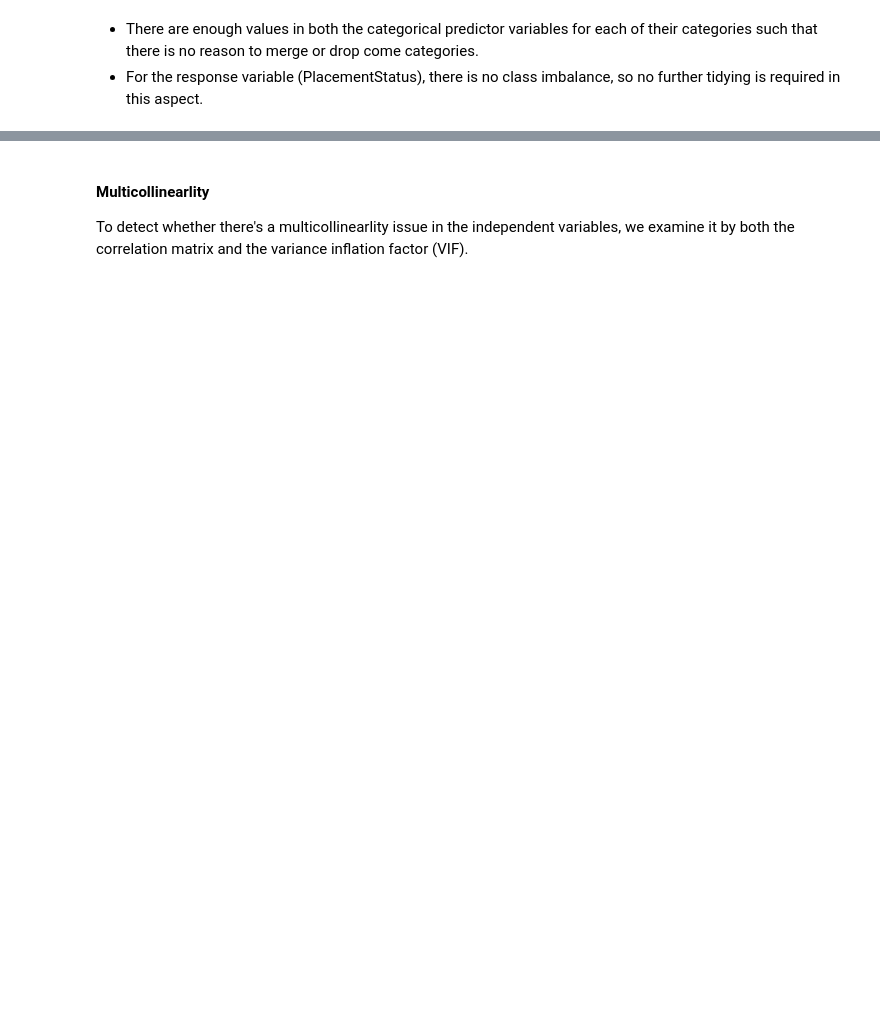
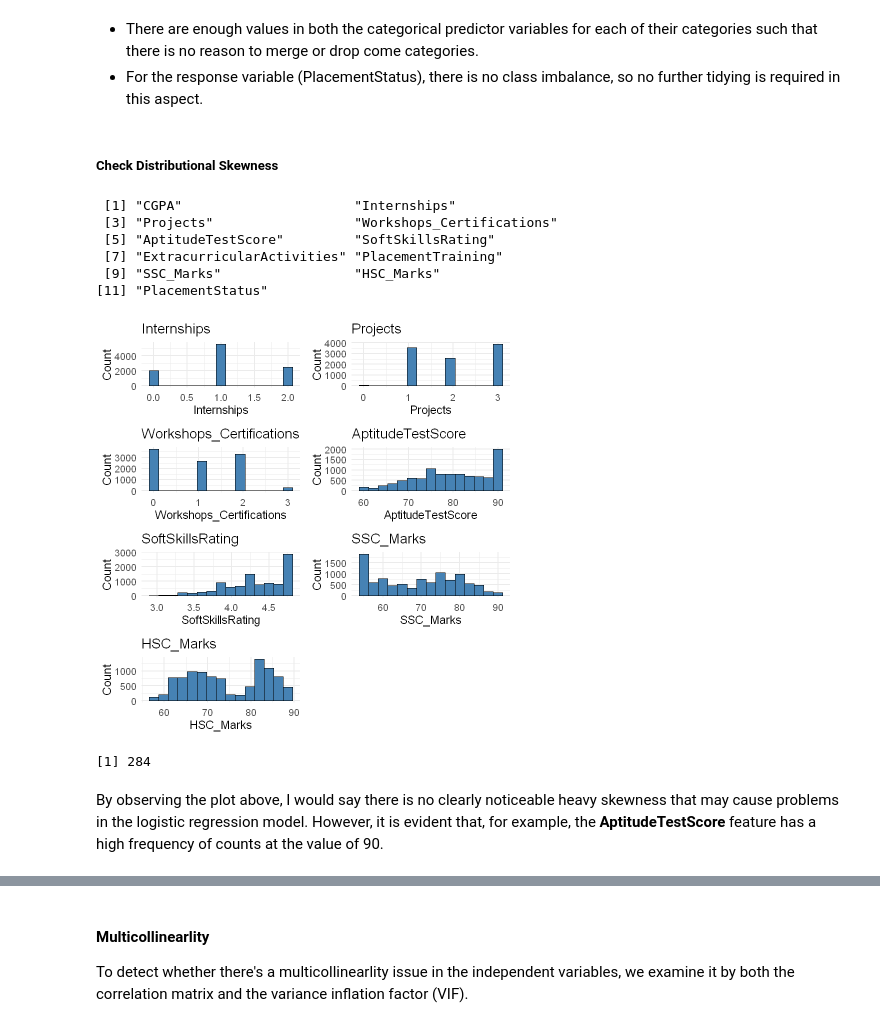
Before and after one commit to rainn72/Placement_predictor, a Jupyter notebook: Final_Archive/final_project.ipynb, the cells around one changed output, grey strips where cells are left out. Saved outputs shown, nothing was run; the diff lists cells and outputs as text; code cells hidden in the pictures; blank space fills up the shorter version.

```diff
--- a/Final_Archive/final_project.ipynb
+++ b/Final_Archive/final_project.ipynb
@@ -161,3 +201,52 @@ A tibble: 2 × 2
 # %% [markdown]
 - There are enough values in both the categorical predictor variables for each of their categories such that there is no reason to merge or drop come categories.
 - For the response variable (PlacementStatus), there is no class imbalance, so no further tidying is required in this aspect.
+# %% [markdown]
+##### **Check Distributional Skewness**
+# %%
+names(data)
+# %% [output]
+ [1] "CGPA"                      "Internships"
+ [3] "Projects"                  "Workshops_Certifications"
+ [5] "AptitudeTestScore"         "SoftSkillsRating"
+ [7] "ExtracurricularActivities" "PlacementTraining"
+ [9] "SSC_Marks"                 "HSC_Marks"
+[11] "PlacementStatus"
+# %%
+df_num <- c(
+  "Internships",
+  "Projects",
+  "Workshops_Certifications",
+  "AptitudeTestScore",
+  "SoftSkillsRating",
+  "SSC_Marks",
+  "HSC_Marks"
+)
+
+plots <- list()
+
+for (colname in df_num) {
+  p <- ggplot(data, aes_string(x = colname)) +
+    geom_histogram(fill = "steelblue", color = "black", bins = 15) +  # No extra parentheses here
+    labs(
+      title = paste( colname),
+      x = colname,
+      y = "Count"
+    ) +
+    theme_minimal(base_size = 14)
+  plots[[colname]] <- p
+}
+
+# Arrange all plots in a grid (2 columns, for example)
+grid.arrange(grobs = plots, ncol = 2)
+# %% [output]
+[figure, added]
+# %%
+sum(data$Workshops_Certifications == "3")
+
+
+# LOOK AT THE WORKSHOPS_CERTIFICATIONS, IMABALANCE???
+# %% [output]
+[1] 284
+# %% [markdown]
+By observing the plot above, I would say there is no clearly noticeable heavy skewness that may cause problems in the logistic regression model. However, it is evident that, for example, the **AptitudeTestScore** feature has a high frequency of counts at the value of 90.
```
Also changed, not shown: parts of 46 cells of this notebook, 1 other file.
